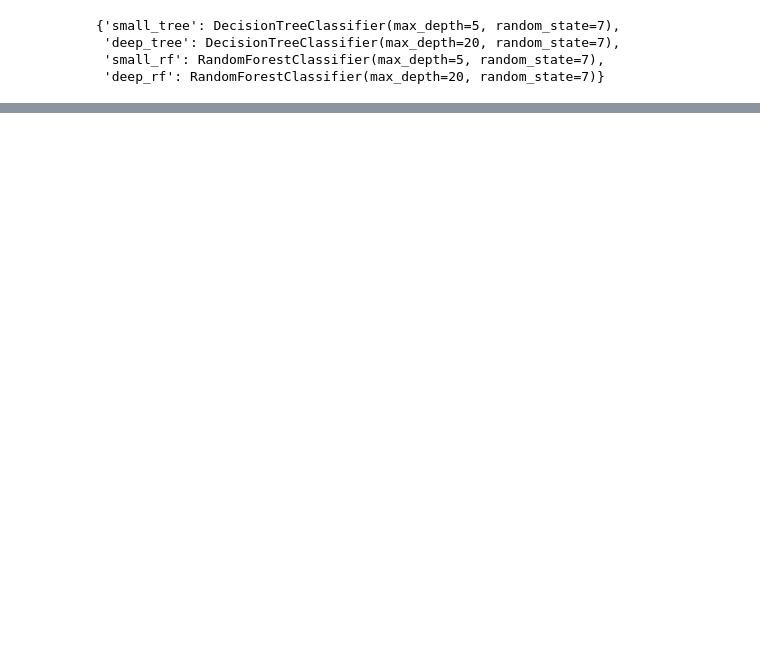
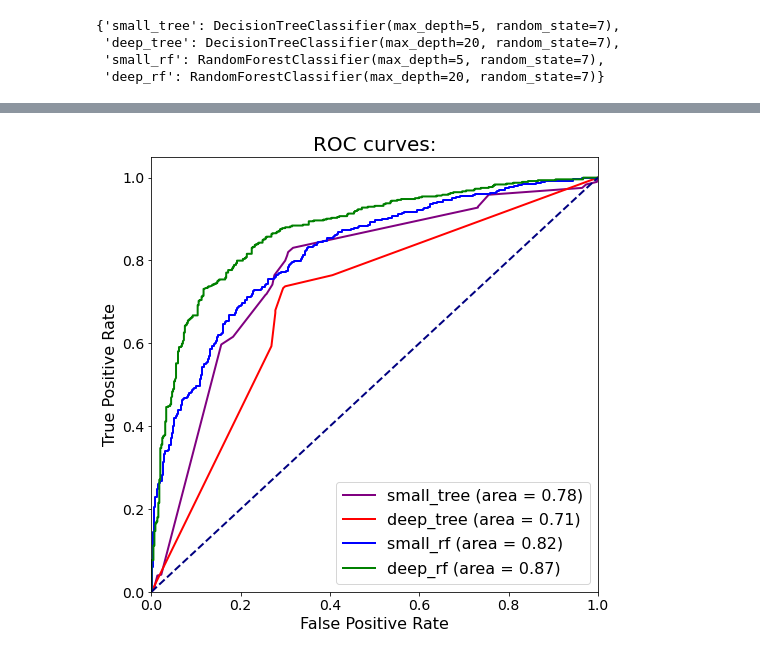
Before and after one commit to belpablo/Machine_Learning_Tecnologies_2022, a Jupyter notebook: Task_1/Belenko_Pavel_J41325c_MLT_2022_Task_1.ipynb, the cells around one changed output, grey strips where cells are left out. Drawn from its saved outputs; the diff is of its cells as text; code cells hidden in the pictures; blank space fills up the shorter version.

```diff
--- a/Task_1/Belenko_Pavel_J41325c_MLT_2022_Task_1.ipynb
+++ b/Task_1/Belenko_Pavel_J41325c_MLT_2022_Task_1.ipynb
@@ -134,0 +156,22 @@ sns.heatmap(df_metrics, cmap="Greens", annot=True);
+# %%
+fig, ax = plt.subplots(figsize = (8, 8))
+
+for name, col in zip(models_names_arr, ("purple", "red", "blue", "green")):
+    fpr, tpr, _ = metrics.roc_curve(prob_pred_df['real_activity'], prob_pred_df[name])
+    roc_auc = metrics.roc_auc_score(prob_pred_df['real_activity'], prob_pred_df[name])
+    plt.plot(fpr, tpr, color = col,
+         lw = 2, label = f"{name} (area = {roc_auc:.2f})")
+
+plt.plot([0, 1], [0, 1], color = "navy", lw = 2, linestyle = "--")
+plt.xlim([0.0, 1.0])
+plt.ylim([0.0, 1.05])
+
+plt.xticks(fontsize = 14)
+plt.yticks(fontsize = 14)
+plt.xlabel("False Positive Rate", fontsize = 16)
+plt.ylabel("True Positive Rate", fontsize = 16)
+plt.title("ROC curves:", fontsize = 20)
+plt.legend(loc = "lower right", fontsize = 16)
+plt.show()
+# %% [output]
+[figure, added]
```
Also changed, not shown: parts of 10 cells of this notebook, 1 other file.
